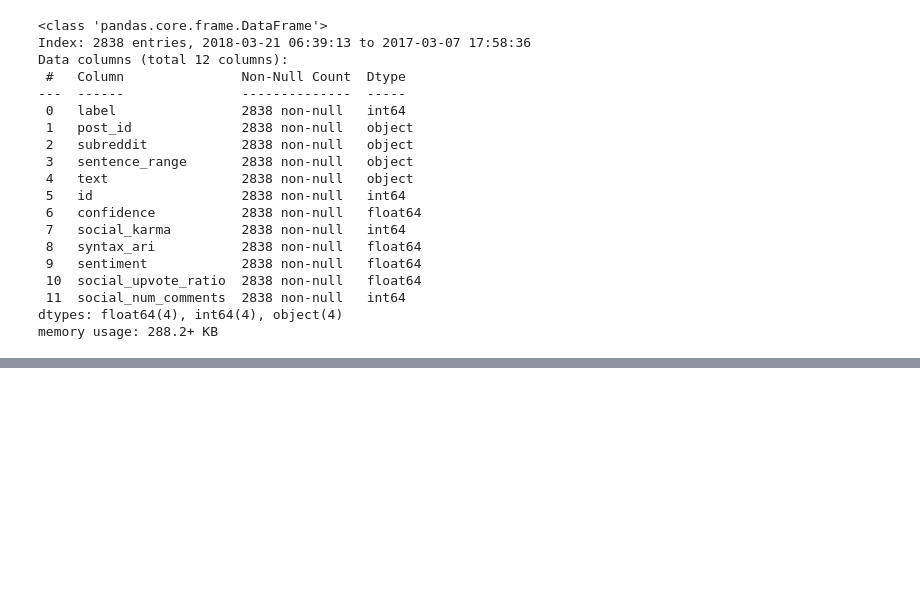
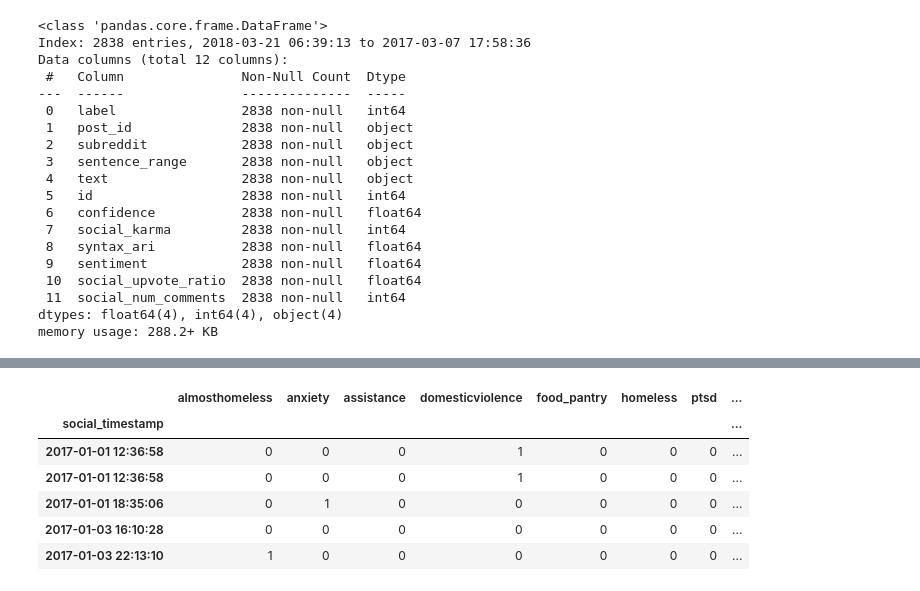
Before and after one commit to mijailmariano/reddit_stress_detection, a Jupyter notebook: working_notebook.ipynb, the cells around one changed output, grey strips where cells are left out. Drawn from its saved outputs; the diff is of its cells as text; code cells hidden in the pictures; blank space fills up the shorter version.

```diff
--- a/working_notebook.ipynb
+++ b/working_notebook.ipynb
@@ -251,0 +365,14 @@ df.head()
+# %%
+# plotting subreddit topics over time
+
+test_df = pd.get_dummies(df["subreddit"])
+test_df.index = pd.to_datetime(test_df.index)
+test_df.head()
+# %% [output]
+|  | almosthomeless | anxiety | assistance | domesticviolence | food_pantry | homeless | ptsd | ... |
+| social_timestamp |  |  |  |  |  |  |  | ... |
+| 2017-01-01 12:36:58 | 0 | 0 | 0 | 1 | 0 | 0 | 0 | ... |
+| 2017-01-01 12:36:58 | 0 | 0 | 0 | 1 | 0 | 0 | 0 | ... |
+| 2017-01-01 18:35:06 | 0 | 1 | 0 | 0 | 0 | 0 | 0 | ... |
+| 2017-01-03 16:10:28 | 0 | 0 | 0 | 0 | 0 | 0 | 0 | ... |
+| 2017-01-03 22:13:10 | 1 | 0 | 0 | 0 | 0 | 0 | 0 | ... |
```
Also changed, not shown: parts of 11 cells of this notebook.
